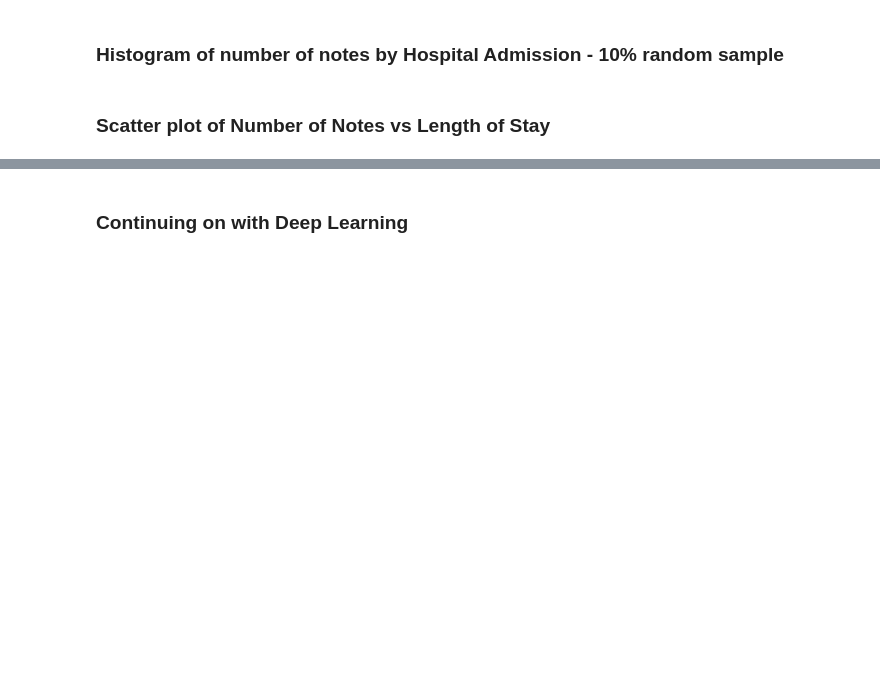
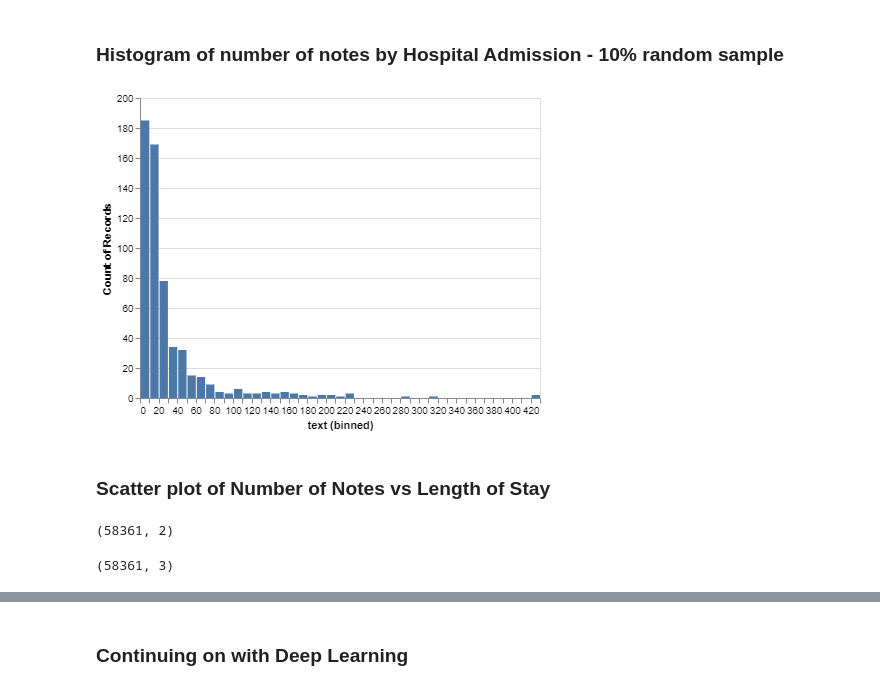
Before and after one commit to magic-lantern/nlp-transfer-learning, a Jupyter notebook: sourcecode/mimic_nlp_classifier_los.ipynb, the cells around one changed output, grey strips where cells are left out. Cells and saved outputs as stored; diff of their text form; code cells hidden in the pictures; blank space fills up the shorter version.

```diff
--- a/sourcecode/mimic_nlp_classifier_los.ipynb
+++ b/sourcecode/mimic_nlp_classifier_los.ipynb
@@ -255,19 +310,25 @@ combined_fday.shape
 ### Histogram of number of notes by Hospital Admission - 10% random sample
 # %%
 alt.Chart(
-    combined_df.groupby('HADM_ID', as_index=False).TEXT.count().sample(frac=.1, random_state=seed)
+    combined_df.groupby('hadm_id', as_index=False).text.count().sample(frac=.01, random_state=seed)
 ).mark_bar().encode(
-    alt.X('TEXT', bin=alt.BinParams(maxbins=50)),
+    alt.X('text', bin=alt.BinParams(maxbins=50)),
     y='count()',
 )
+# %% [output]
+[figure, added]
 # %% [markdown]
 ### Scatter plot of Number of Notes vs Length of Stay
 # %%
-combined_df[['HADM_ID', 'los']].drop_duplicates().shape            #42,195
-combined_df.groupby('HADM_ID', as_index=False).TEXT.count().shape  #42,195
+combined_df[['hadm_id', 'los']].drop_duplicates().shape            #42,195
+combined_df.groupby('hadm_id', as_index=False).text.count().shape  #42,195
+# %% [output]
+(58361, 2)
 # %%
-los_v_num_notes = pd.merge(combined_df[['HADM_ID', 'los']].drop_duplicates(),
-          combined_df.groupby('HADM_ID', as_index=False).TEXT.count(),
-          on='HADM_ID')
+los_v_num_notes = pd.merge(combined_df[['hadm_id', 'los']].drop_duplicates(),
+          combined_df.groupby('hadm_id', as_index=False).text.count(),
+          on='hadm_id')
 los_v_num_notes.shape
+# %% [output]
+(58361, 3)
 # %%
```
Also changed, not shown: parts of 26 cells of this notebook, 3 other files.
